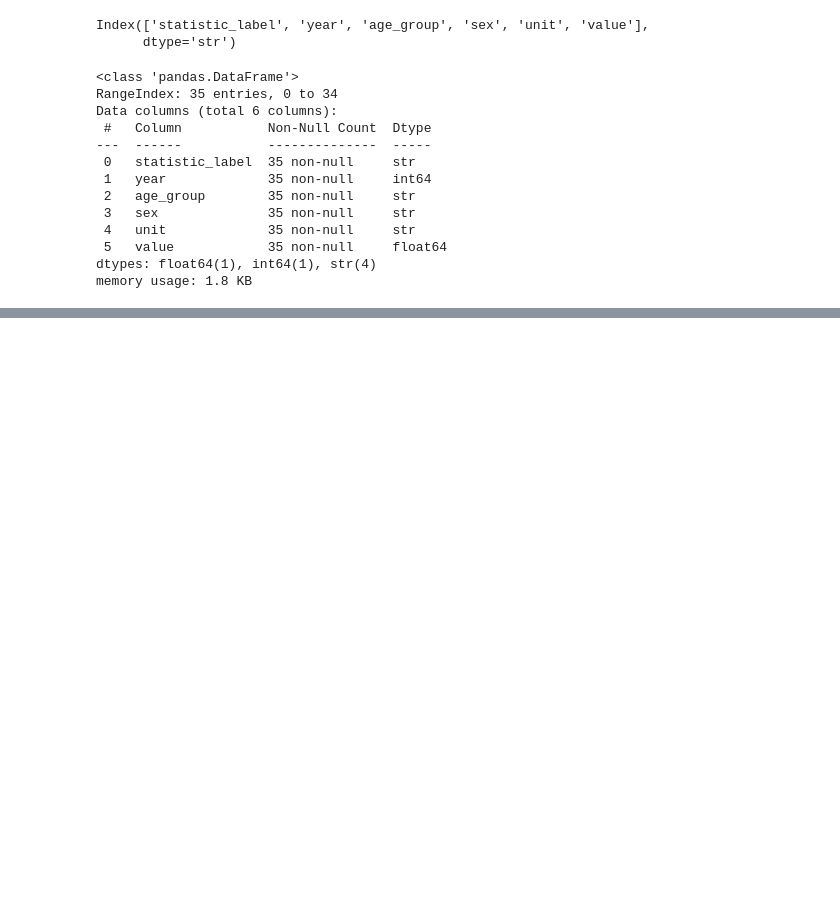
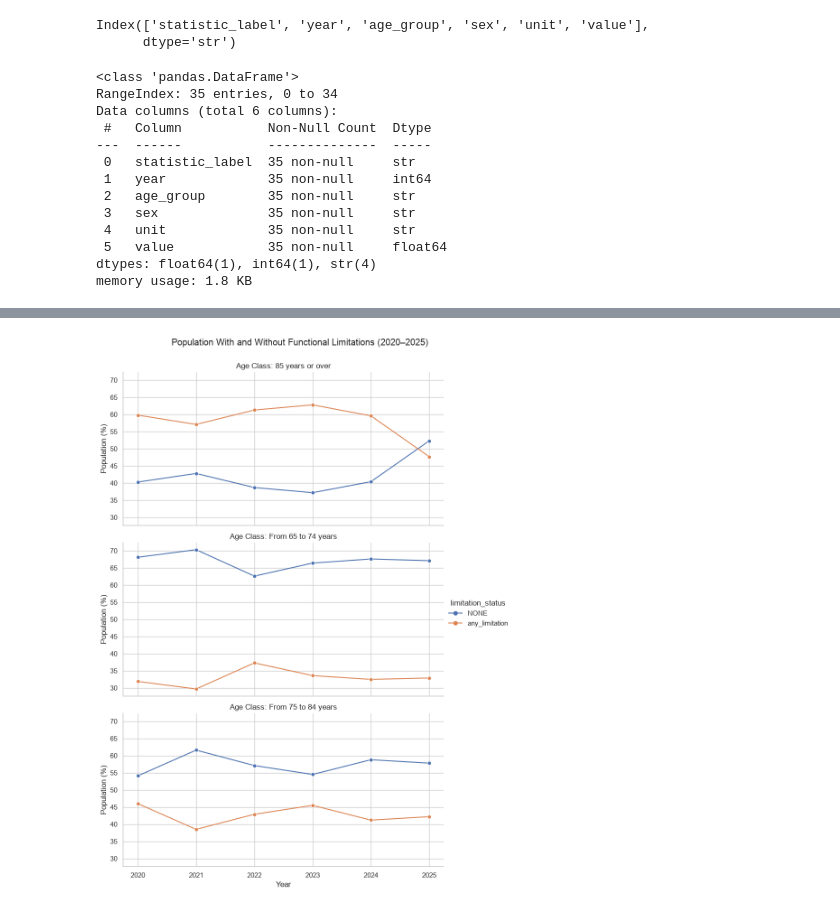
Before and after one commit to thaisCrtn/healthcare-operations-intelligence-ireland, a Jupyter notebook: notebooks/01_demographic_analysis.ipynb, the cells around one changed output, grey strips where cells are left out. Saved outputs shown, nothing was run; the diff lists cells and outputs as text; code cells hidden in the pictures; blank space fills up the shorter version.

```diff
--- a/notebooks/01_demographic_analysis.ipynb
+++ b/notebooks/01_demographic_analysis.ipynb
@@ -231,0 +782,6 @@ memory usage: 1.8 KB
+# %%
+functional_limitations_comparison['any_limitation'] = functional_limitations_comparison['SOME'] + functional_limitations_comparison['SEV']
+
+functional_limitations_comparison.sort_values(
+    ['age_class', 'time_period']
+)
@@ -231,0 +806,31 @@ memory usage: 1.8 KB
+# %%
+functional_summary = functional_limitations_comparison.melt(
+    id_vars=['time_period', 'age_class'],
+    value_vars=['NONE', 'any_limitation'],
+    var_name='limitation_status',
+    value_name='percentage'
+)
+
+g = sns.relplot(
+    data=functional_summary,
+    x='time_period',
+    y='percentage',
+    hue='limitation_status',
+    col='age_class',
+    kind='line',
+    marker='o',
+    col_wrap=1,
+    height=4,
+    aspect=2
+)
+
+g.set_axis_labels('Year', 'Population (%)')
+g.set_titles("Age Class: {col_name}")
+g.fig.suptitle(
+    'Population With and Without Functional Limitations (2020–2025)',
+    y=1.03
+)
+
+plt.show()
+# %% [output]
+[figure, added]
```
Also changed, not shown: parts of 63 cells of this notebook.
